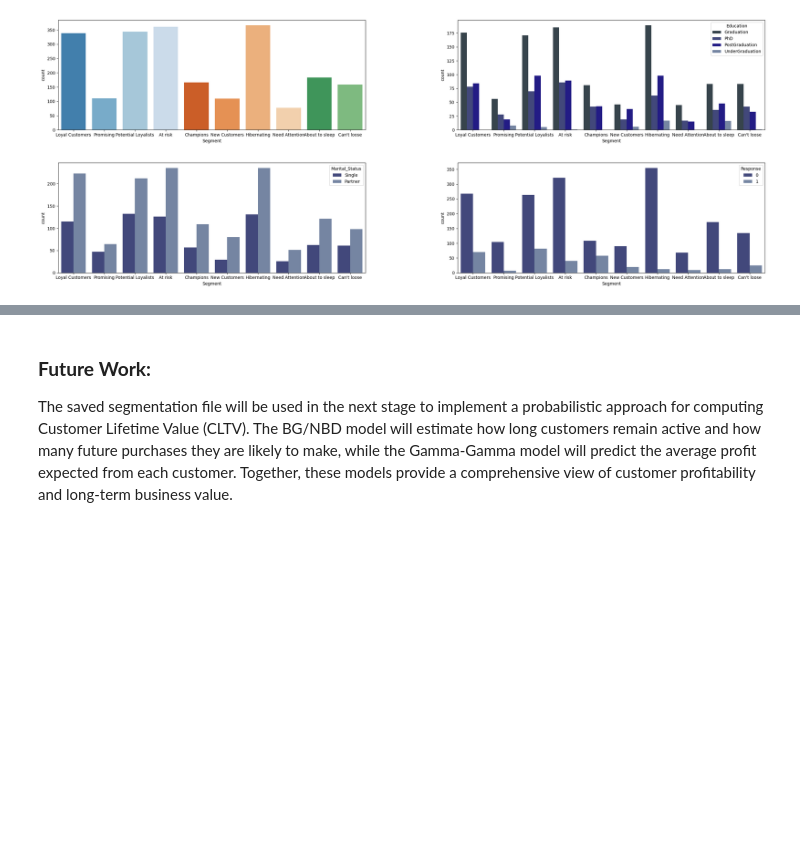
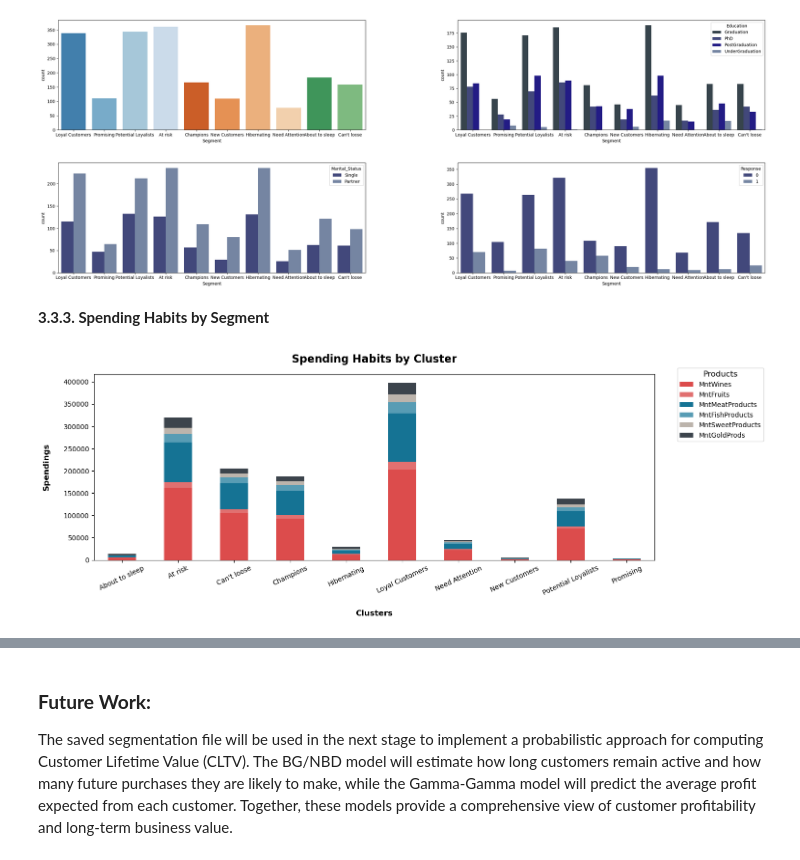
Before and after one commit to annugit1655/Customer-Behaviour-Analysis-with-CLTV, a Jupyter notebook: notebooks/02-RFM-Segmentation.ipynb, the cells around one changed output, grey strips where cells are left out. Drawn from its saved outputs; the diff is of its cells as text; code cells hidden in the pictures; blank space fills up the shorter version.

Commit message:
segmentation_analysis

```diff
--- a/notebooks/02-RFM-Segmentation.ipynb
+++ b/notebooks/02-RFM-Segmentation.ipynb
@@ -733,3 +745,20 @@ plt.subplots_adjust(wspace=0.3, hspace=0.3)
 plt.show()
 # %% [output]
 [figure]
+# %% [markdown]
+**3.3.3. Spending Habits by Segment**
+# %%
+cluster_spendings = full_df.groupby('Segment')[['MntWines', 'MntFruits','MntMeatProducts',
+                                                  'MntFishProducts', 'MntSweetProducts', 'MntGoldProds']].sum()
+
+cluster_spendings.plot(kind='bar', stacked=True, figsize=(15, 5), color=['#dc4c4c','#e17070','#157394','#589cb4','#bcb4ac','#3c444c'])
+
+plt.title('Spending Habits by Cluster', fontsize=16, fontweight='bold', y=1.04)
+plt.xlabel('Clusters', fontsize=12, labelpad=20, fontweight='bold')
+plt.ylabel('Spendings', fontsize=12, labelpad=20, fontweight='bold')
+plt.legend(title='Products', title_fontsize=12, bbox_to_anchor=(1.2, 1.05), fancybox=True)
+plt.xticks(rotation=25, ha='center')
+
+plt.show()
+# %% [output]
+[figure, added]
```
Also changed, not shown: parts of 11 cells of this notebook.
